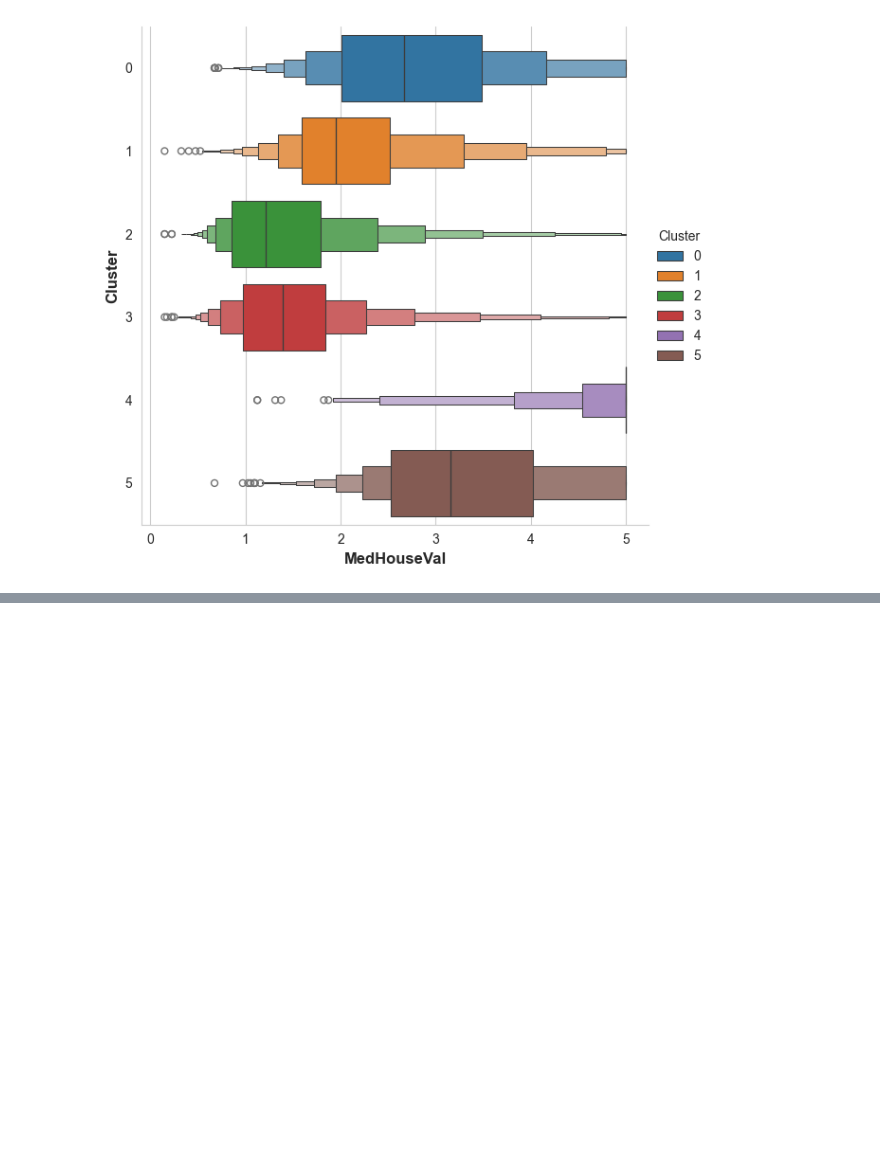
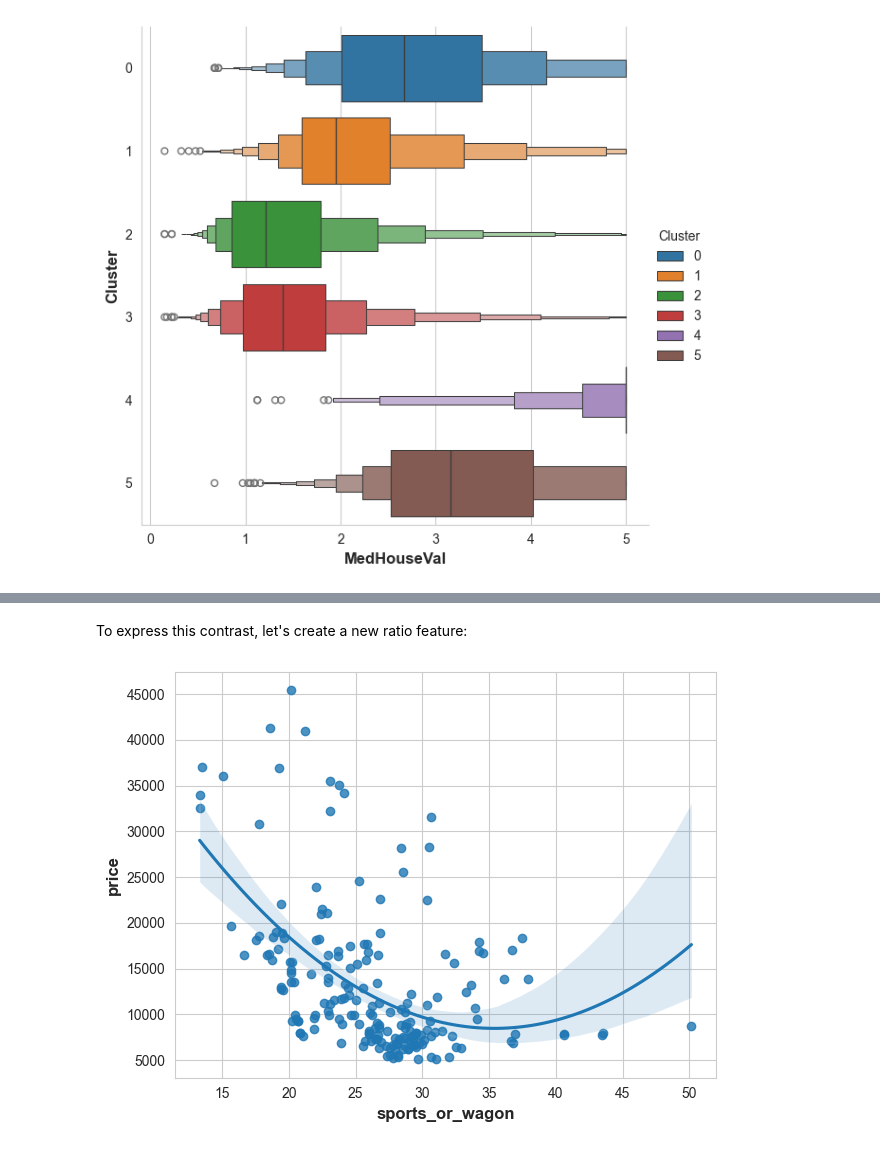
Before and after one commit to andersonliu/learn_ai, a Jupyter notebook: notebooks/feature_engineering/feature_engineering.ipynb, the cells around one changed output, grey strips where cells are left out. Saved outputs shown, nothing was run; the diff lists cells and outputs as text; code cells hidden in the pictures; blank space fills up the shorter version.

```diff
--- a/notebooks/feature_engineering/feature_engineering.ipynb
+++ b/notebooks/feature_engineering/feature_engineering.ipynb
@@ -603,0 +841,7 @@ sns.catplot(data=X, x="MedHouseVal", y="Cluster", kind="boxen", height=6, hue="C
+# %% [markdown]
+To express this contrast, let's create a new ratio feature:
+# %%
+autos["sports_or_wagon"] = X.curb_weight / X.horsepower
+sns.regplot(x="sports_or_wagon", y='price', data=autos, order=2);
+# %% [output]
+[figure, added]
```
Also changed, not shown: parts of 28 cells of this notebook, 3 other files.
